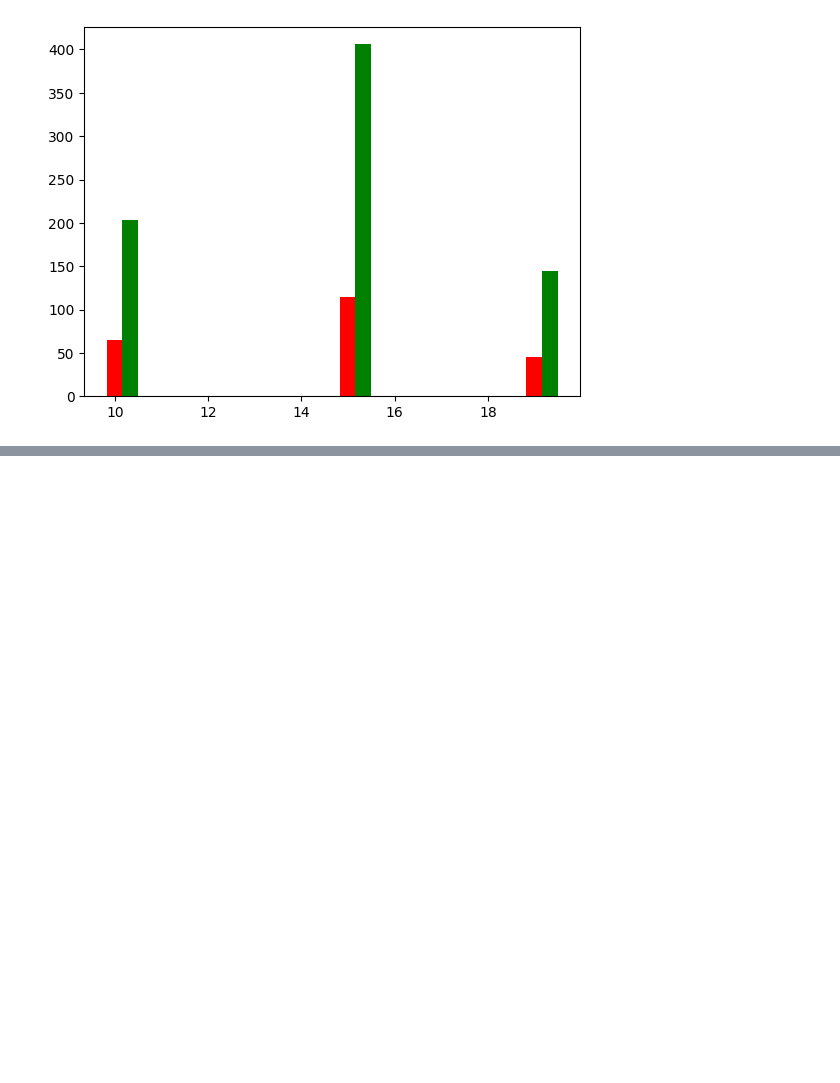
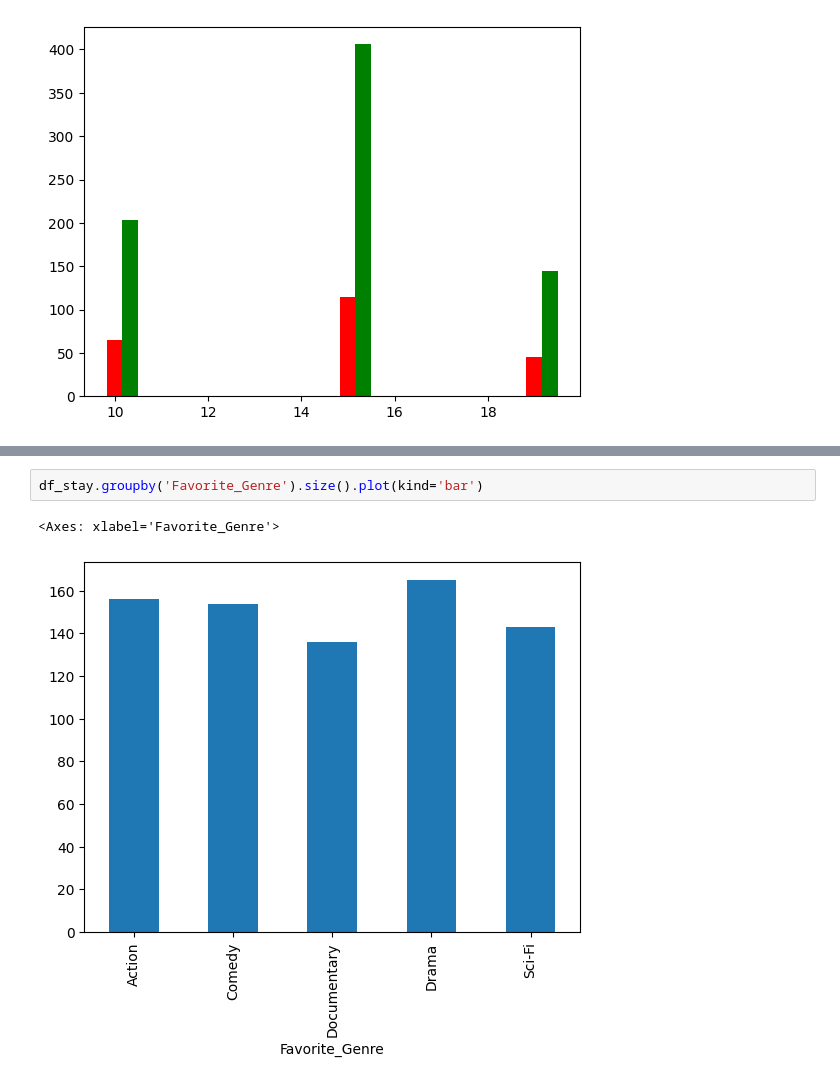
Before and after one commit to Tiffany-tianfei/StudyNotes, a Jupyter notebook: assignment-1.ipynb, the cells around one changed output, grey strips where cells are left out. Saved outputs shown, nothing was run; the diff lists cells and outputs as text; blank space fills up the shorter version.

```diff
--- a/assignment-1.ipynb
+++ b/assignment-1.ipynb
@@ -274,0 +280,5 @@ ax.bar(b_bins[:-1]+width, b_heights, width=width, color={"green":"Stayed"})
+# %%
+df_stay.groupby('Favorite_Genre').size().plot(kind='bar')
+# %% [output]
+<Axes: xlabel='Favorite_Genre'>
+[figure, added]
```
Also changed, not shown: parts of 1 cell of this notebook.
